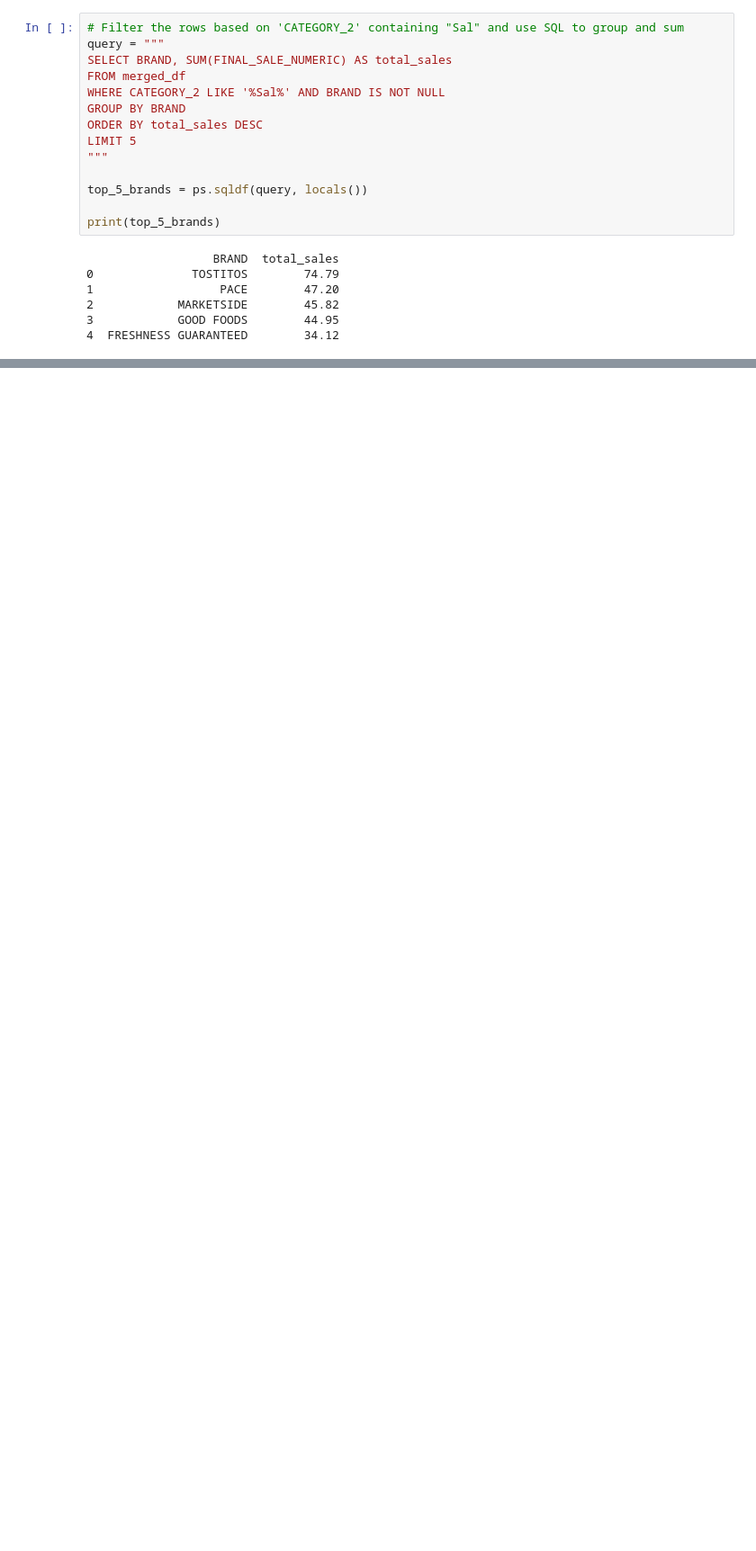
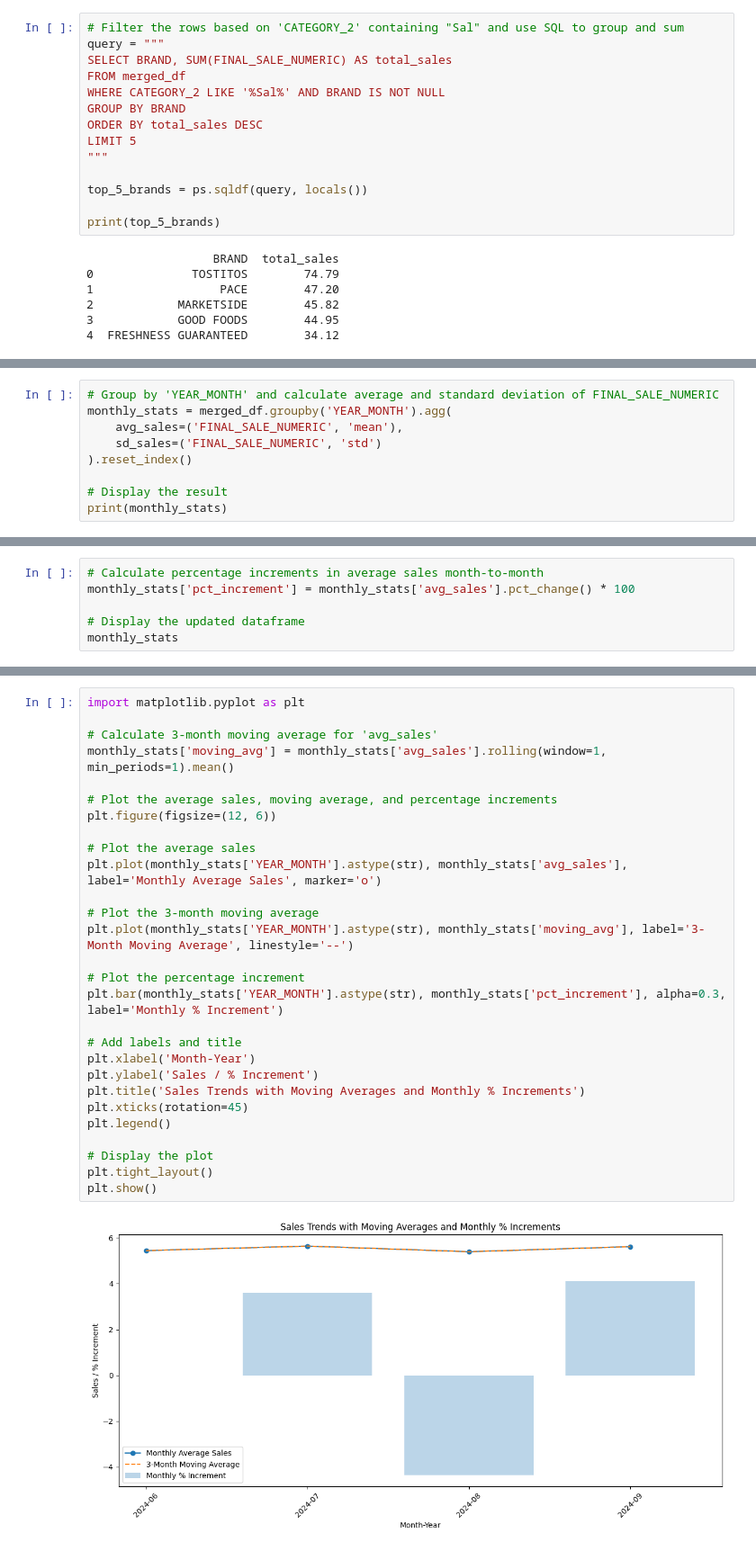
Before and after one commit to mariaob1201/FETCH-challenge, a Jupyter notebook: 2_processing/1.2_cleaning_merging.ipynb, the cells around one changed output, grey strips where cells are left out. Shown at 90% size. Drawn from its saved outputs; the diff is of its cells as text; blank space fills up the shorter version.

Commit message:
some interesting plots

```diff
--- a/2_processing/1.2_cleaning_merging.ipynb
+++ b/2_processing/1.2_cleaning_merging.ipynb
@@ -1057,0 +1103,9 @@ print(top_5_brands)
+# %%
+# Group by 'YEAR_MONTH' and calculate average and standard deviation of FINAL_SALE_NUMERIC
+monthly_stats = merged_df.groupby('YEAR_MONTH').agg(
+    avg_sales=('FINAL_SALE_NUMERIC', 'mean'),
+    sd_sales=('FINAL_SALE_NUMERIC', 'std')
+).reset_index()
+
+# Display the result
+print(monthly_stats)
@@ -1057,0 +1118,6 @@ print(top_5_brands)
+# %%
+# Calculate percentage increments in average sales month-to-month
+monthly_stats['pct_increment'] = monthly_stats['avg_sales'].pct_change() * 100
+
+# Display the updated dataframe
+monthly_stats
@@ -1057,0 +1130,30 @@ print(top_5_brands)
+# %%
+import matplotlib.pyplot as plt
+
+# Calculate 3-month moving average for 'avg_sales'
+monthly_stats['moving_avg'] = monthly_stats['avg_sales'].rolling(window=1, min_periods=1).mean()
+
+# Plot the average sales, moving average, and percentage increments
+plt.figure(figsize=(12, 6))
+
+# Plot the average sales
+plt.plot(monthly_stats['YEAR_MONTH'].astype(str), monthly_stats['avg_sales'], label='Monthly Average Sales', marker='o')
+
+# Plot the 3-month moving average
+plt.plot(monthly_stats['YEAR_MONTH'].astype(str), monthly_stats['moving_avg'], label='3-Month Moving Average', linestyle='--')
+
+# Plot the percentage increment
+plt.bar(monthly_stats['YEAR_MONTH'].astype(str), monthly_stats['pct_increment'], alpha=0.3, label='Monthly % Increment')
+
+# Add labels and title
+plt.xlabel('Month-Year')
+plt.ylabel('Sales / % Increment')
+plt.title('Sales Trends with Moving Averages and Monthly % Increments')
+plt.xticks(rotation=45)
+plt.legend()
+
+# Display the plot
+plt.tight_layout()
+plt.show()
+# %% [output]
+[figure, added]
```
Also changed, not shown: parts of 20 cells of this notebook, 4 other files.
